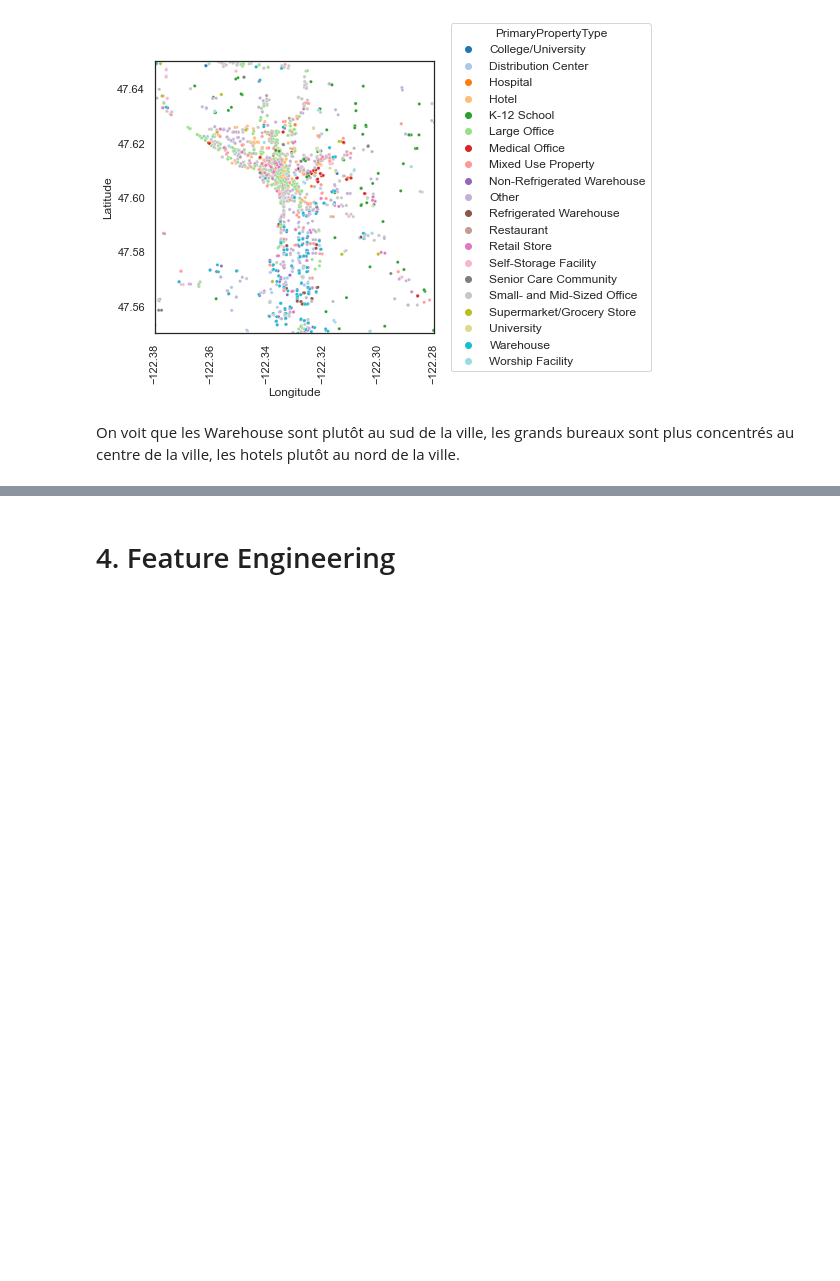
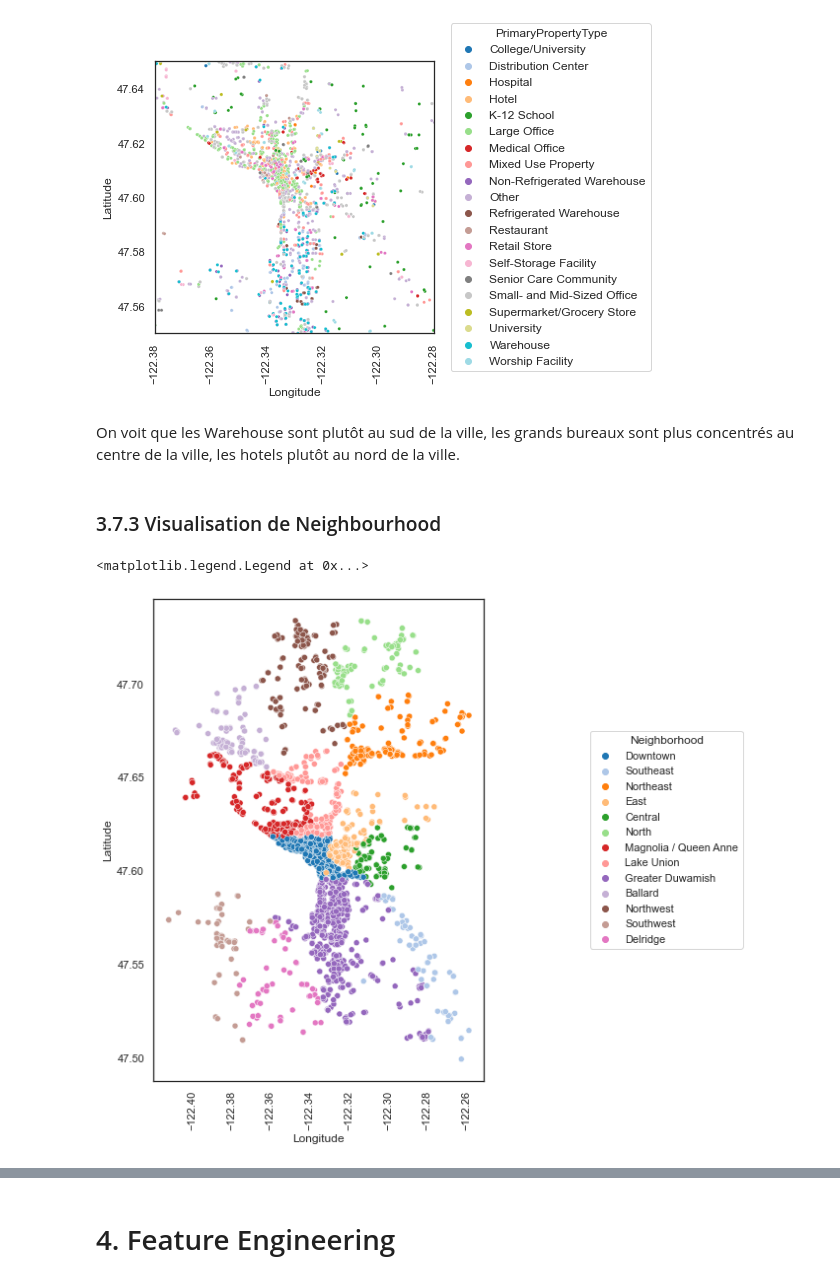
Before and after one commit to mrcreasey/oc-ds-p4-supervised-learning, a Jupyter notebook: Pélec_01_notebook.ipynb, the cells around one changed output, grey strips where cells are left out. Drawn from its saved outputs; the diff is of its cells as text; code cells hidden in the pictures; blank space fills up the shorter version.

```diff
--- a/Pélec_01_notebook.ipynb
+++ b/Pélec_01_notebook.ipynb
@@ -1825,3 +1841,14 @@ plt.legend(title='PrimaryPropertyType',
 [figure]
 # %% [markdown]
 On voit que les Warehouse sont plutôt au sud de la ville, les grands bureaux sont plus concentrés au centre de la ville, les hotels plutôt au nord de la ville.
+# %% [markdown]
+### 3.7.3 Visualisation de Neighbourhood
+# %%
+plt.figure(figsize=(6, 9))
+sns.scatterplot(data=data_df, x='Longitude',
+                y='Latitude', hue='Neighborhood')
+plt.xticks(rotation=90)
+plt.legend(title='Neighborhood', bbox_to_anchor=(1.8, 0.5), loc=5)
+# %% [output]
+<matplotlib.legend.Legend at 0x...>
+[figure, added]
```
Also changed, not shown: parts of 13 cells of this notebook, 1 other file.
